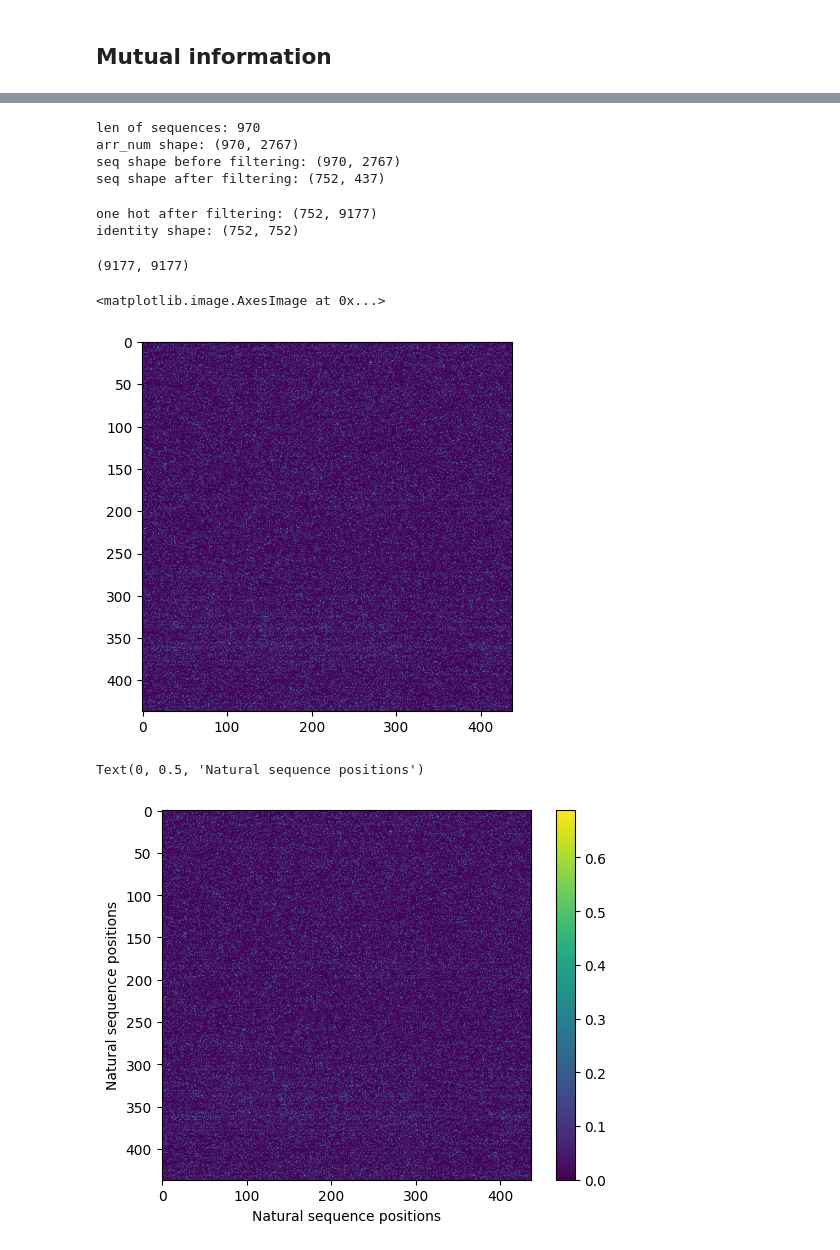
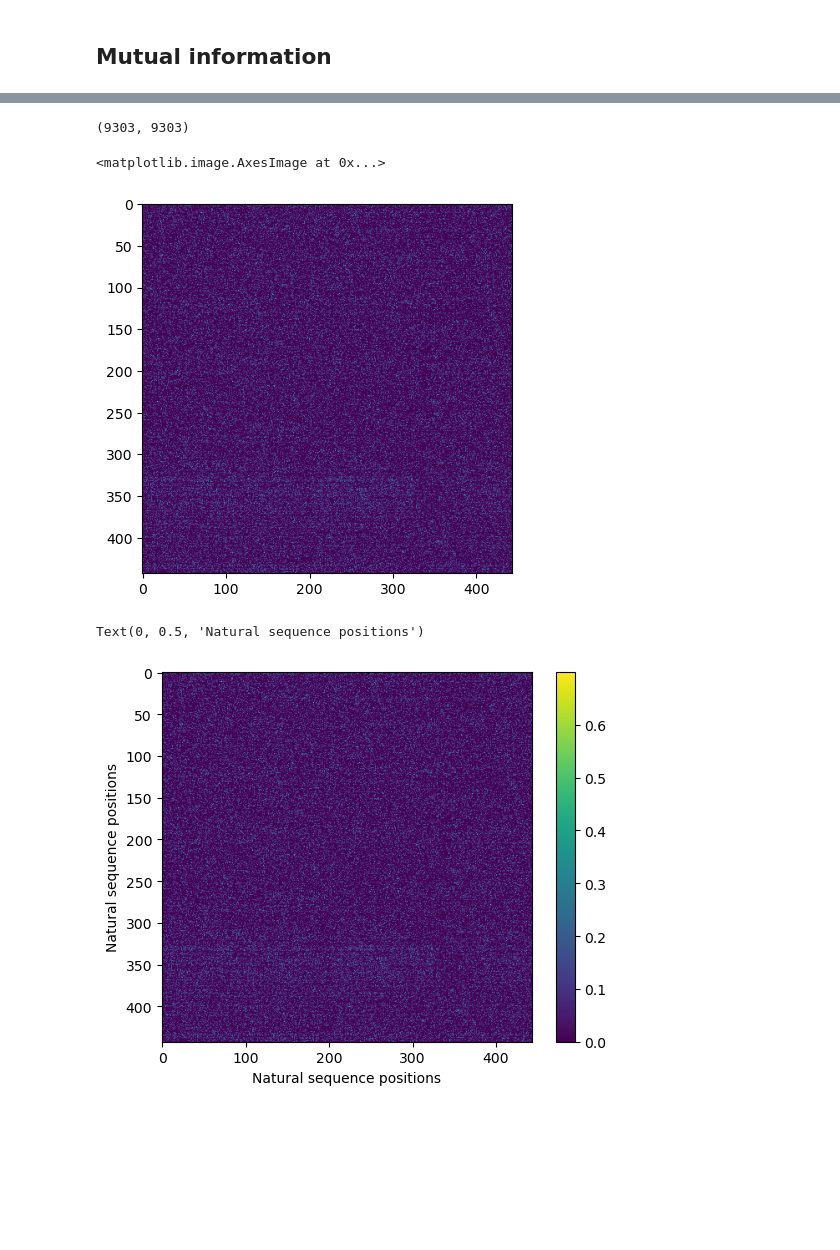
Before and after one commit to zifangu/lithiumized-fish, a Jupyter notebook: final.ipynb, the cells around one changed output, grey strips where cells are left out. Saved outputs shown, nothing was run; the diff lists cells and outputs as text; code cells hidden in the pictures; blank space fills up the shorter version.

Commit message:
proj clean up

```diff
--- a/final.ipynb
+++ b/final.ipynb
@@ -344,42 +324,13 @@ plt.imshow(C_lxl)
-# %%
-arr_seq = readAlignment('data/cleaned_serotonin_aligned.fasta')
-print('len of sequences:', len(arr_seq))
-
-# convert from array of string seq to numeric
-arr_num = kim_helper.lett2num(arr_seq, code='ACDEFGHIKLMNPQRSTVWY-')
-print('arr_num shape:', arr_num.shape)
-
-hd = np.arange(0, len(arr_num))
-print('seq shape before filtering:', arr_num.shape)
-hFilt, seqFilt = kim_helper.filterAln(hd, arr_num)
-print('seq shape after filtering:', seqFilt.shape)
-# %% [output]
-len of sequences: 970
-arr_num shape: (970, 2767)
-seq shape before filtering: (970, 2767)
-seq shape after filtering: (752, 437)
-# %%
-# compute the one-hot encoding again
-one_hot_filtered = kim_helper.alg2bin(seqFilt)
-print('one hot after filtering:', one_hot_filtered.shape)
-
-# compute the sequence identity matrix
-n_align_pos = seqFilt.shape[1] # seqFilt.shape = (num_seq, num_positions)
-identity_real = kim_helper.simMat(one_hot_filtered, n_align_pos)
-print('identity shape:', identity_real.shape)
-# %% [output]
-one hot after filtering: (752, 9177)
-identity shape: (752, 752)
 # %%
-one_hot_filtered_np = one_hot_filtered.toarray()
-L = int(one_hot_filtered.shape[1]/21)
-C_lxl_real = compute_lxl_mi(one_hot_filtered_np.T, L)
+L = int(one_hot_filtered_nat_np.shape[1]/21)
+C_lxl_real = compute_lxl_mi(one_hot_filtered_nat_np.T, L)
 plt.imshow(C_lxl_real)
 # %% [output]
-(9177, 9177)
+(9303, 9303)
 <matplotlib.image.AxesImage at 0x...>
-[figure, old version]
+[figure, new version]
 # %%
+# np.save('mi_lxl_natural.npy', C_lxl_real)
 plt.imshow(C_lxl_real)
 plt.colorbar()
 
@@ -389,4 +340,4 @@ plt.ylabel('Natural sequence positions')
 # plt.savefig('mi_real_heatmap.png', dpi=300)
 # %% [output]
 Text(0, 0.5, 'Natural sequence positions')
-[figure, old version]
+[figure, new version]
```
Also changed, not shown: parts of 10 cells of this notebook, 37 other files.
